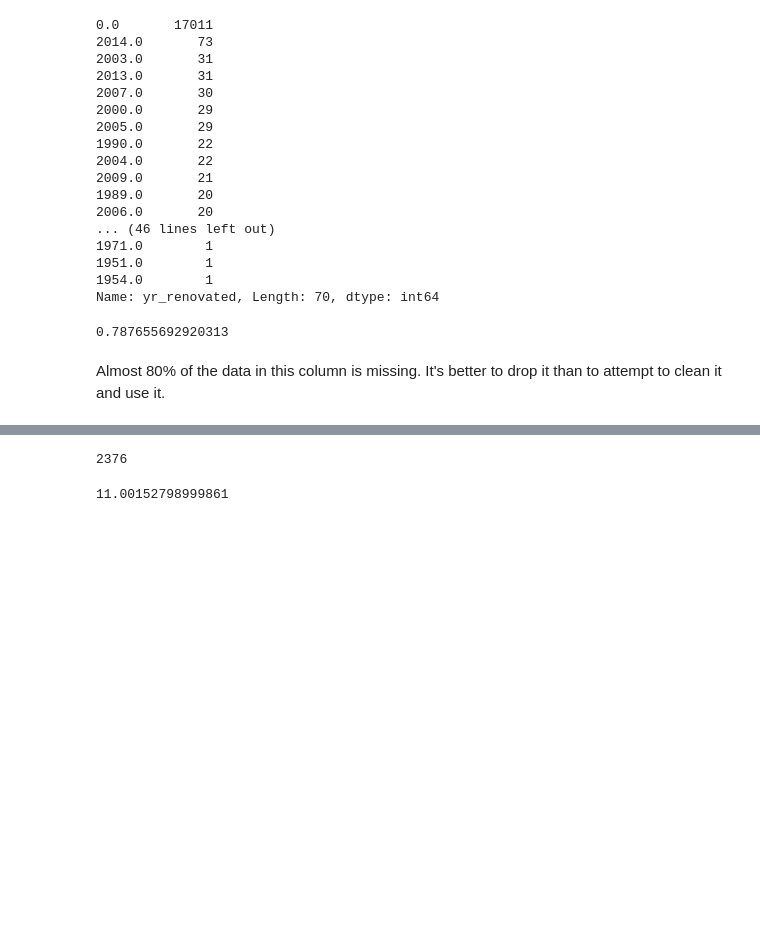
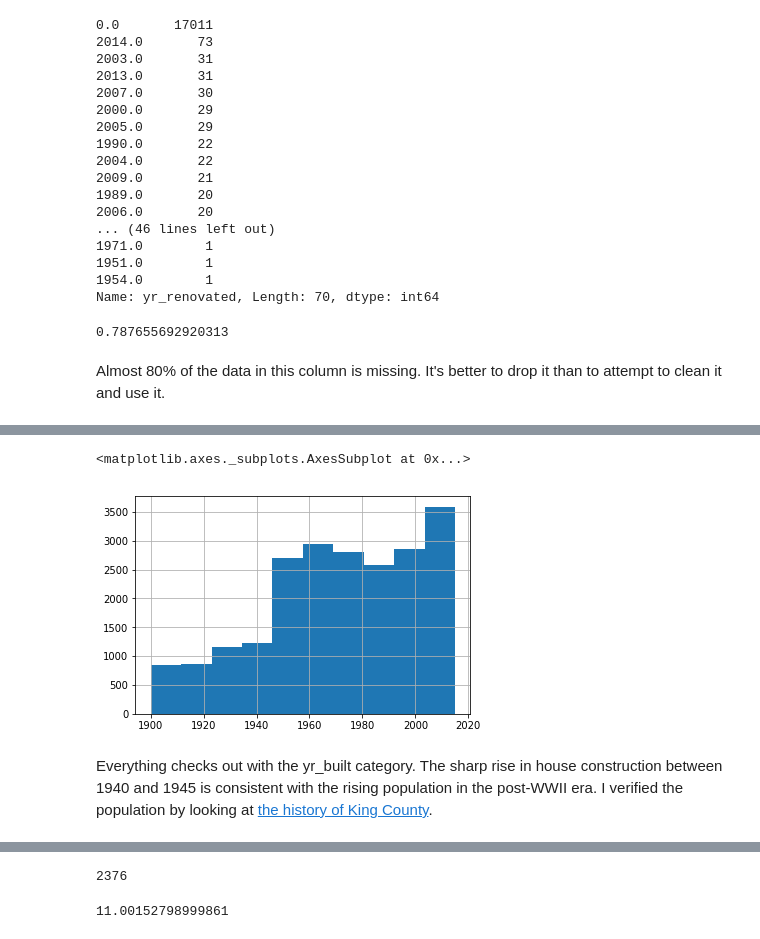
Before and after one commit to SarabiEventide/dsc-1-final-project-online-ds-sp-000, a Jupyter notebook: student.ipynb, the cells around one changed output, grey strips where cells are left out. Cells and saved outputs as stored; diff of their text form; code cells hidden in the pictures; blank space fills up the shorter version.

```diff
--- a/student.ipynb
+++ b/student.ipynb
@@ -315,0 +332,7 @@ Next, let's look at the waterfront column, which is also missing data.
+# %%
+df.yr_built.hist() # check for categories with a seemingly large amount of values
+# %% [output]
+<matplotlib.axes._subplots.AxesSubplot at 0x...>
+[figure, added]
+# %% [markdown]
+Everything checks out with the yr_built category. The sharp rise in house construction between 1940 and 1945 is consistent with the rising population in the post-WWII era. I verified the population by looking at [the history of King County](https://www.kingcounty.gov/depts/records-licensing/archives/research-guides/KCHistoryQuickFacts.aspx).
```
Also changed, not shown: parts of 29 cells of this notebook, 1 other file.
